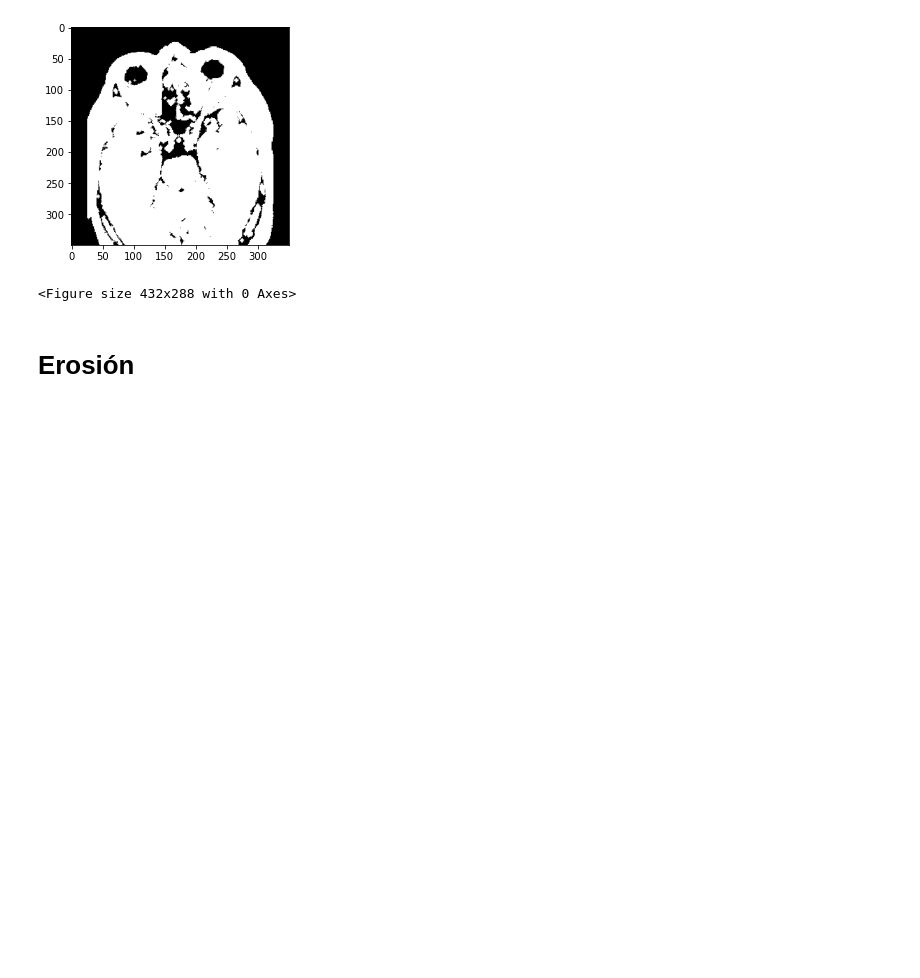
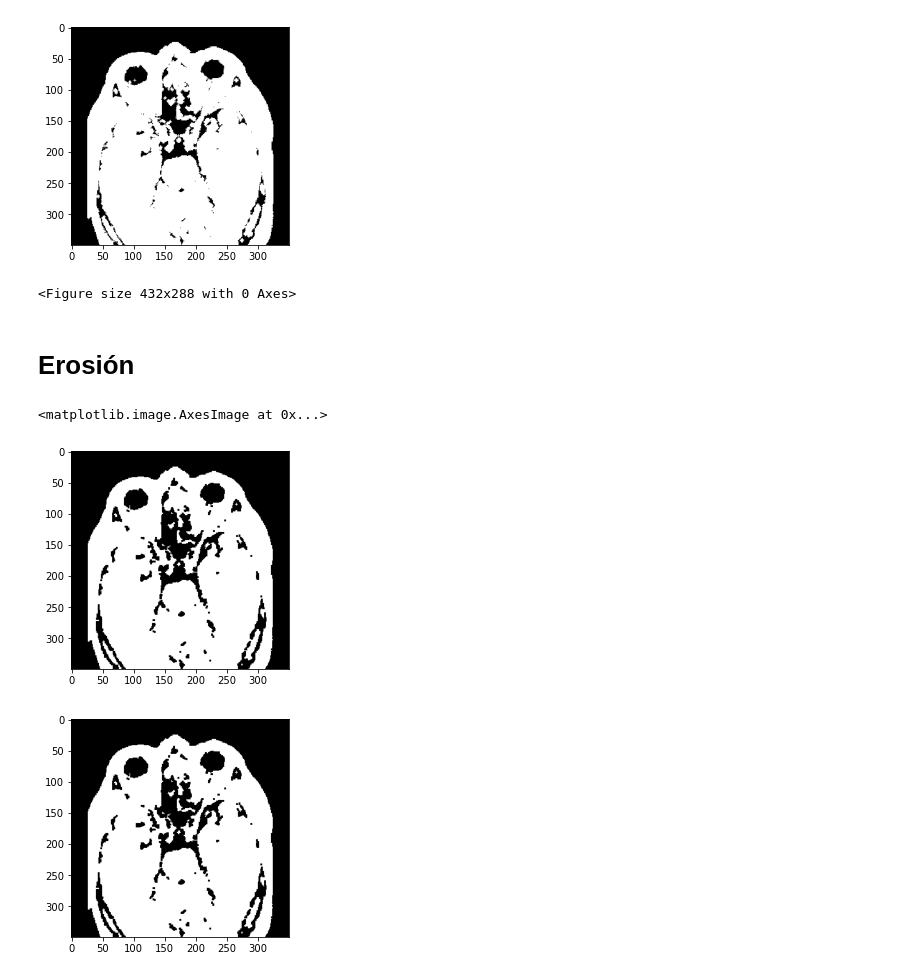
Before and after one commit to briansaiz/tenicas-ia-opencv, a Jupyter notebook: Tecnicas de IA/Taller 3/Taller 3.ipynb, the cells around one changed output. Cells and saved outputs as stored; diff of their text form; code cells hidden in the pictures; blank space fills up the shorter version.

```diff
--- a/Tecnicas de IA/Taller 3/Taller 3.ipynb
+++ b/Tecnicas de IA/Taller 3/Taller 3.ipynb
@@ -100,3 +100,18 @@ for img in not_cancer_dil:
 <Figure size 432x288 with 0 Axes>
 # %% [markdown]
 # Erosión
+# %%
+def erosion(img, kernel_size=3):
+    kernel = np.ones((kernel_size, kernel_size), np.uint8)
+    img = cv2.erode(img, kernel)
+    return img
+# %%
+cancer_erode = erosion(cancer_umbral)
+not_cancer_erode = erosion(not_cancer_umbral)
+plt.imshow(cancer_erode, cmap="gray")
+plt.figure()
+plt.imshow(not_cancer_erode, cmap="gray")
+# %% [output]
+<matplotlib.image.AxesImage at 0x...>
+[figure, added]
+[figure, added]
```
Also changed, not shown: parts of 6 cells of this notebook.
